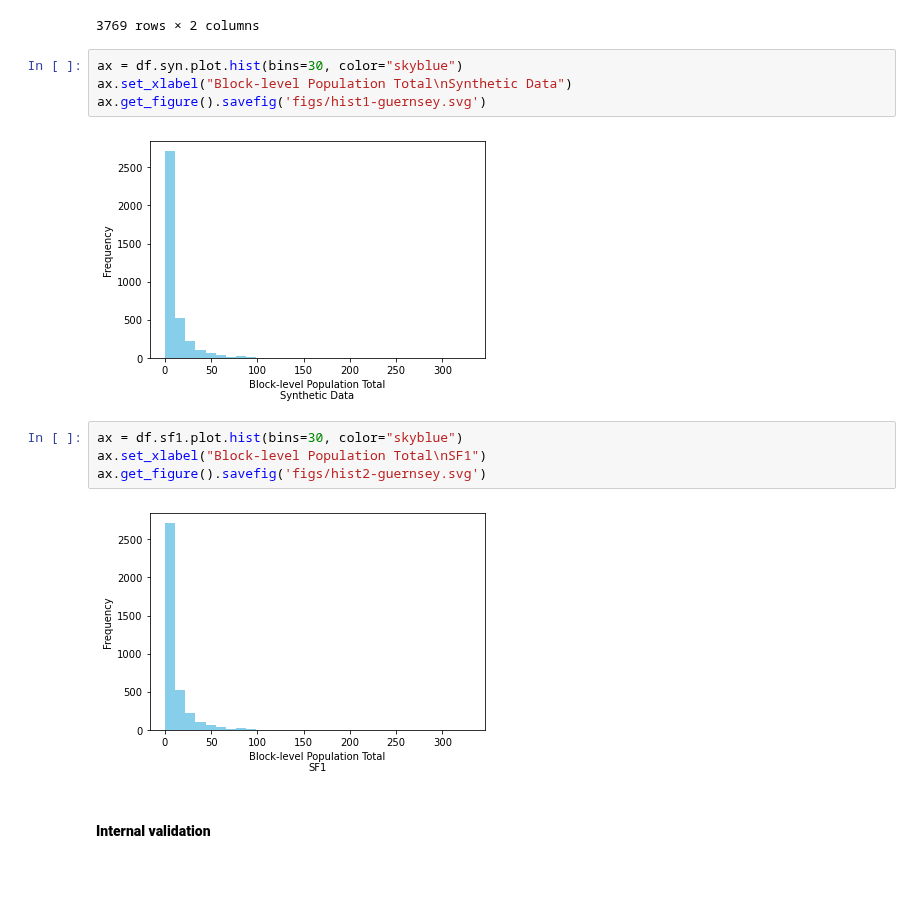
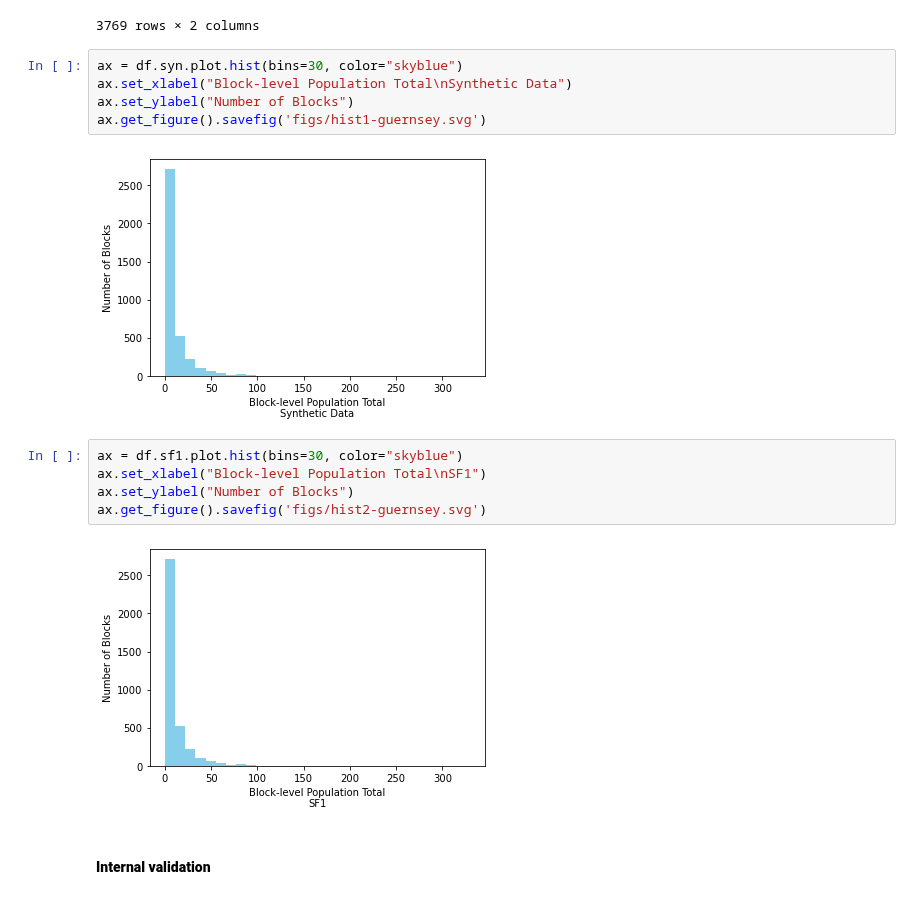
Before and after one commit to linyuehzzz/synthetic-populations, a Jupyter notebook: guernsey_microdata_v2.ipynb, the cells around one changed output. Cells and saved outputs as stored; diff of their text form.

Commit message:
update histograms

```diff
--- a/guernsey_microdata_v2.ipynb
+++ b/guernsey_microdata_v2.ipynb
@@ -406,15 +406,17 @@ df
 # %%
 ax = df.syn.plot.hist(bins=30, color="skyblue")
 ax.set_xlabel("Block-level Population Total\nSynthetic Data")
+ax.set_ylabel("Number of Blocks")
 ax.get_figure().savefig('figs/hist1-guernsey.svg')
 # %% [output]
-[figure, old version]
+[figure, new version]
 # %%
 ax = df.sf1.plot.hist(bins=30, color="skyblue")
 ax.set_xlabel("Block-level Population Total\nSF1")
+ax.set_ylabel("Number of Blocks")
 ax.get_figure().savefig('figs/hist2-guernsey.svg')
 # %% [output]
-[figure, old version]
+[figure, new version]
 # %% [markdown]
 #### **Internal validation**
 # %%
```
Also changed, not shown: parts of 3 cells of this notebook, 4 other files.
